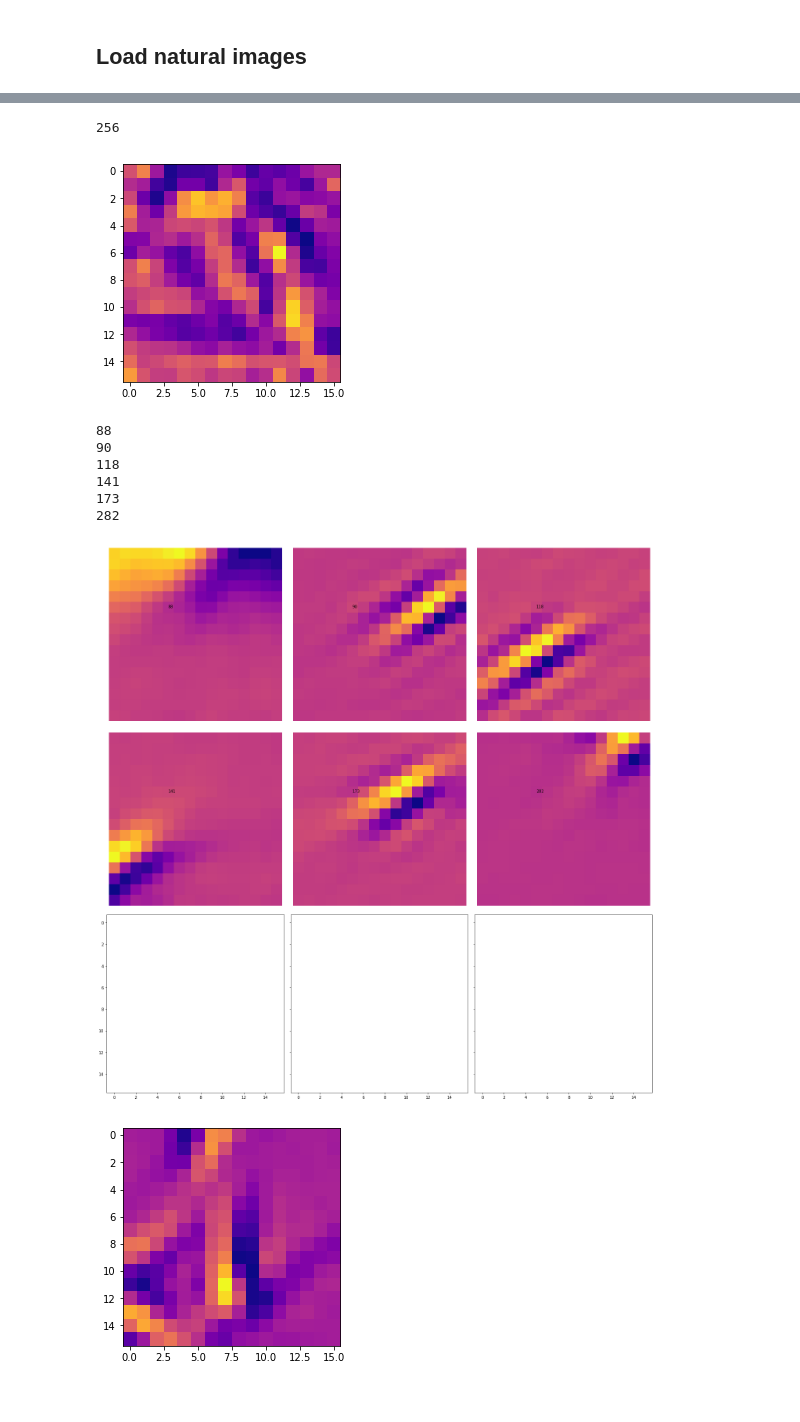
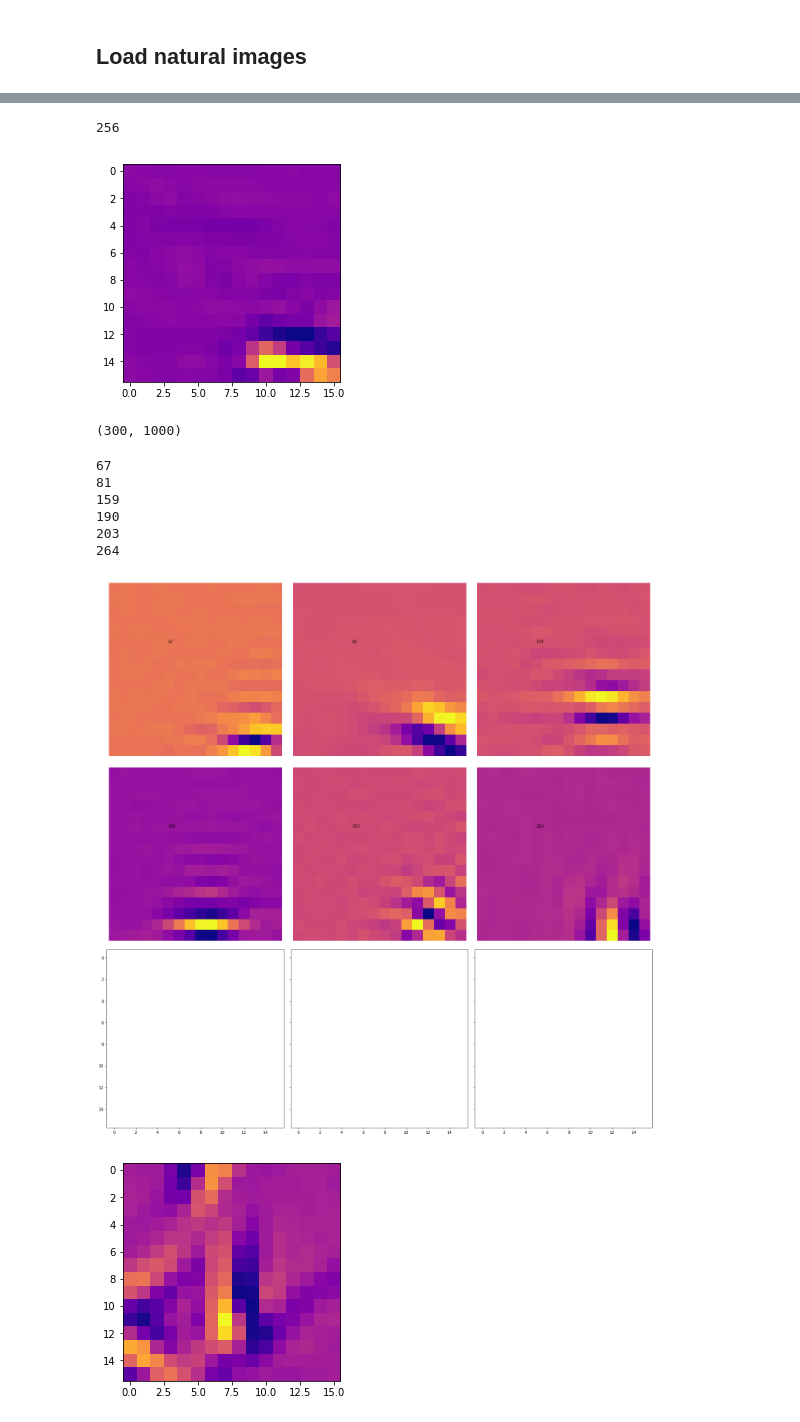
Before and after one commit to ncinko/RW, a Jupyter notebook: Plotting bases.ipynb, the cells around one changed output, grey strips where cells are left out. Cells and saved outputs as stored; diff of their text form; code cells hidden in the pictures.

```diff
--- a/Plotting bases.ipynb
+++ b/Plotting bases.ipynb
@@ -75,0 +92,4 @@ plt.show()
+# %%
+for i in range(len(ahat[90,:])):
+    if abs(ahat[67,:][i]) > 0.6 and abs(ahat[81,:][i]) > 0.6:
+        print(i)
@@ -80,2 +109,8 @@ def add_noise(image, sigma = 1e-2):
-# %%
-I = sample_images(1, IMAGES)
+# %%
+num_trials = 1000
+responses = np.zeros((bases.shape[1], num_trials))
+selected_image = np.reshape(I[:,835], (256,1))
+
+for i in range(num_trials):
+    ahat2 = fista.fista(add_noise(selected_image, 1e-2), bases, lambdav = 0.1, max_iterations = 50)
+    responses[:, i] = ahat2[:, 0]
@@ -131,15 +146,0 @@ print(bases.shape[1])
-# %%
-num_trials = 1000
-responses = np.zeros((bases.shape[1], num_trials))
-selected_image = np.reshape(I[:,6218], (256,1))
-
-"""1894
-2572
-2615
-2999
-3591
-6203"""
-
-for i in range(num_trials):
-    ahat2 = fista.fista(add_noise(selected_image, 1e-2), bases, lambdav, max_iterations = 50)
-    responses[:, i] = ahat2[:, 0]
@@ -212,18 +147,22 @@ plot_neurons(73,83)
 # %%
-reco = np.dot(bases, responses[:, 27])
+reco = np.dot(bases, responses[:, 1])
 plt.imshow(np.reshape(reco, (pixels,pixels)), cmap = 'plasma')
 print(reco.size)
 plt.show()
 # %% [output]
 256
-[figure, old version]
+[figure, new version]
+# %%
+print(ahat.shape)
+# %% [output]
+(300, 1000)
 # %%
 fig, axes = plt.subplots(nrows=3, ncols=3, sharex=True, sharey=True, figsize = (20,20), facecolor = 'white')
 j = 0
 partial_reco = np.zeros(256)
 axes = axes.ravel()
 for i in range(len(ahat)):
-    if abs(ahat[i]) > 0.5:
+    if abs(ahat[i,835]) > 0.3:
         print(i)
         #partial_reco += ahat[i]*bases[:,i]
         axes[j].imshow(np.reshape(bases[:,i], (pixels, pixels)), cmap = 'plasma')
@@ -234,13 +173,13 @@ for i in range(len(ahat)):
 plt.tight_layout(h_pad = 1, w_pad = 1)
 plt.show()
 # %% [output]
-88
-90
-118
-141
-173
-282
+67
+81
+159
+190
+203
+264
-[figure, old version]
+[figure, new version]
 # %%
 plt.imshow(np.reshape(partial_reco, (pixels, pixels)), cmap = 'plasma')
 plt.show()
```
Also changed, not shown: parts of 28 cells of this notebook.
